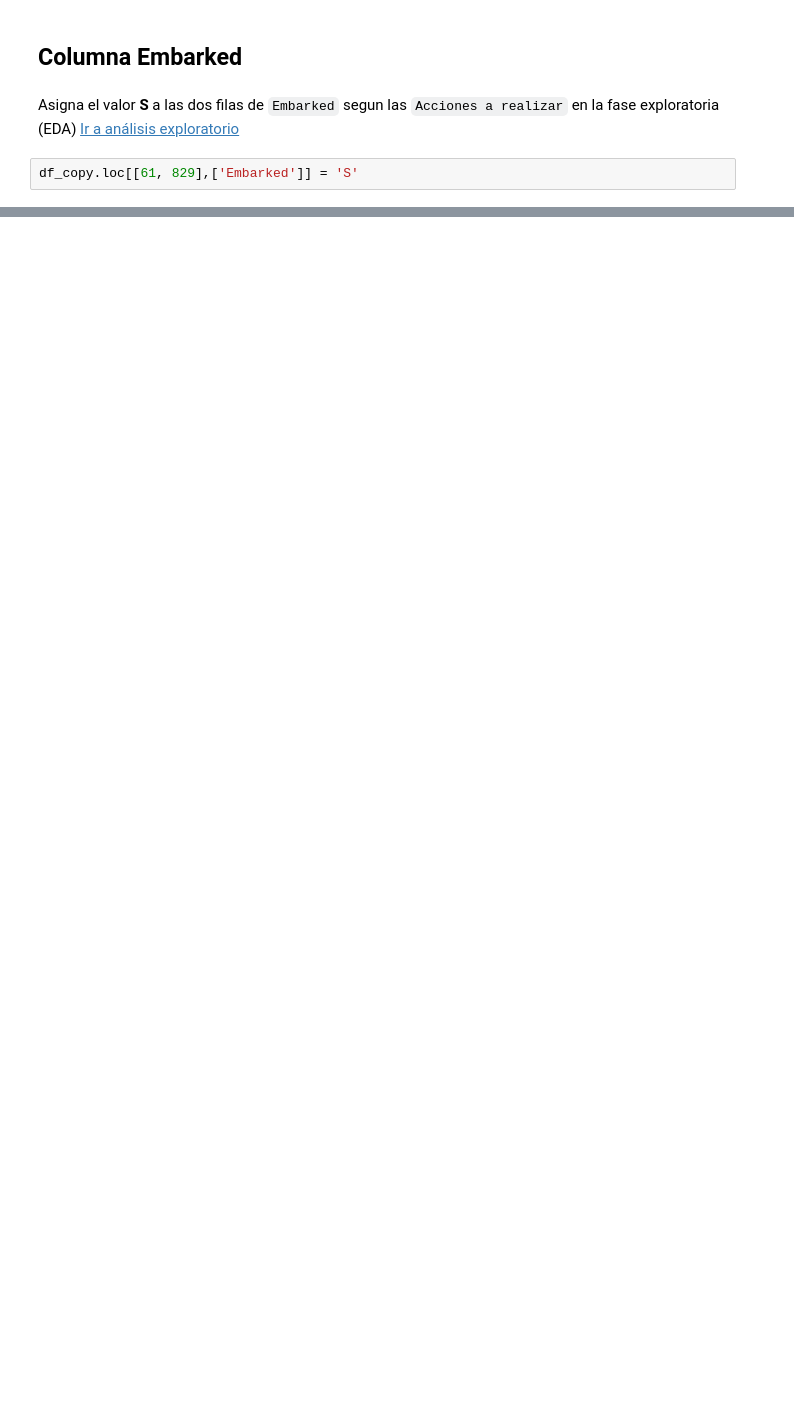
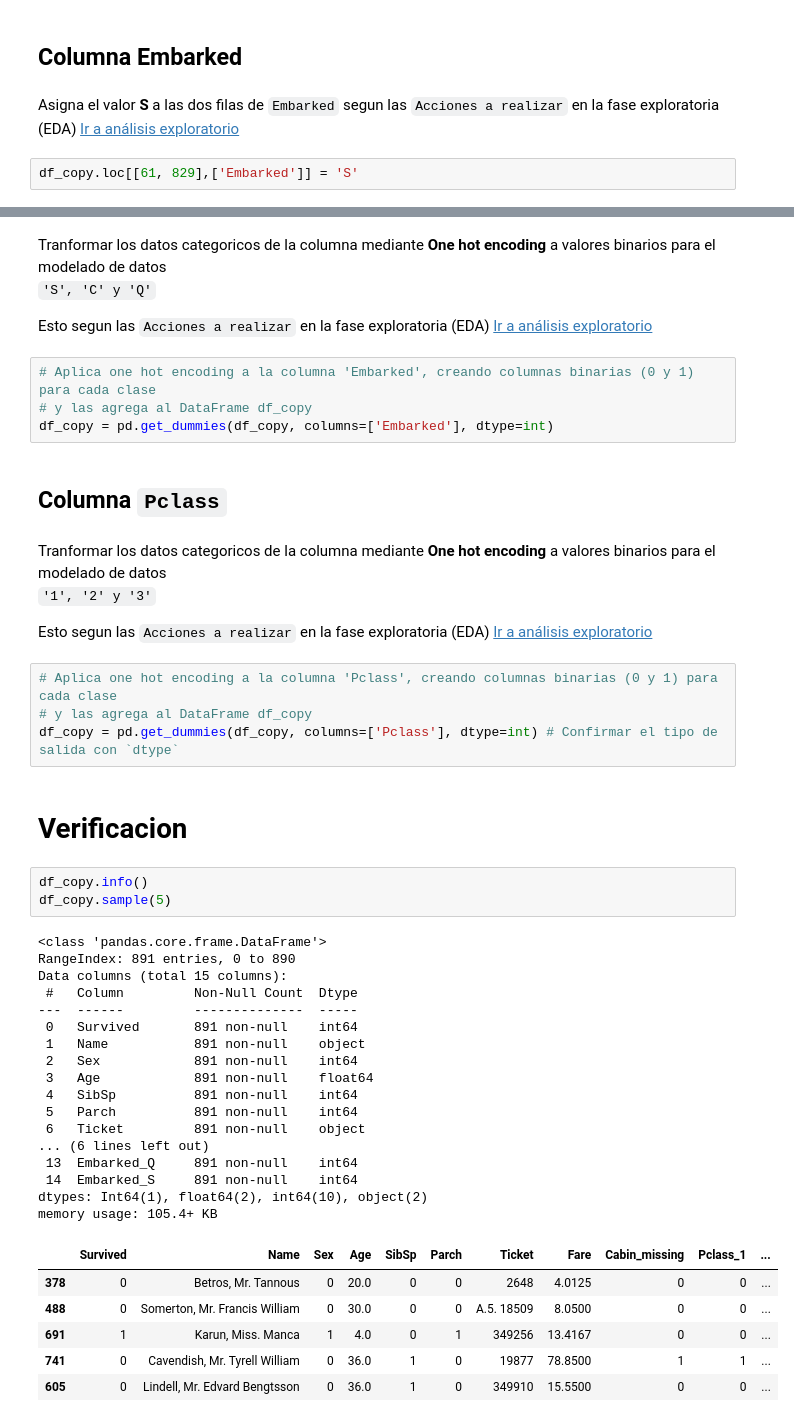
Before and after one commit to dzapatasal/Titanic-ML-from-Disaster, a Jupyter notebook: titanic/notebooks/02_cleaning.ipynb, the cells around one changed output, grey strips where cells are left out. Saved outputs shown, nothing was run; the diff lists cells and outputs as text; blank space fills up the shorter version.

````diff
--- a/titanic/notebooks/02_cleaning.ipynb
+++ b/titanic/notebooks/02_cleaning.ipynb
@@ -243,0 +356,55 @@ df_copy.loc[[61, 829],['Embarked']] = 'S'
+# %% [markdown]
+Tranformar los datos categoricos de la columna mediante **One hot encoding** a valores binarios para el modelado de datos<br>
+    ```
+    'S', 'C' y 'Q'
+    ```
+
+Esto segun las `Acciones a realizar` en la fase exploratoria (EDA)
+[Ir a análisis exploratorio](./01_exploration.ipynb)
+# %%
+# Aplica one hot encoding a la columna 'Embarked', creando columnas binarias (0 y 1) para cada clase
+# y las agrega al DataFrame df_copy
+df_copy = pd.get_dummies(df_copy, columns=['Embarked'], dtype=int)
+# %% [markdown]
+## Columna `Pclass`
+# %% [markdown]
+Tranformar los datos categoricos de la columna mediante **One hot encoding** a valores binarios para el modelado de datos<br>
+    ```
+    '1', '2' y '3'
+    ```
+
+Esto segun las `Acciones a realizar` en la fase exploratoria (EDA)
+[Ir a análisis exploratorio](./01_exploration.ipynb)
+# %%
+# Aplica one hot encoding a la columna 'Pclass', creando columnas binarias (0 y 1) para cada clase
+# y las agrega al DataFrame df_copy
+df_copy = pd.get_dummies(df_copy, columns=['Pclass'], dtype=int) # Confirmar el tipo de salida con `dtype`
+# %% [markdown]
+# Verificacion
+# %%
+df_copy.info()
+df_copy.sample(5)
+# %% [output]
+<class 'pandas.core.frame.DataFrame'>
+RangeIndex: 891 entries, 0 to 890
+Data columns (total 15 columns):
+ #   Column         Non-Null Count  Dtype
+---  ------         --------------  -----
+ 0   Survived       891 non-null    int64
+ 1   Name           891 non-null    object
+ 2   Sex            891 non-null    int64
+ 3   Age            891 non-null    float64
+ 4   SibSp          891 non-null    int64
+ 5   Parch          891 non-null    int64
+ 6   Ticket         891 non-null    object
+... (6 lines left out)
+ 13  Embarked_Q     891 non-null    int64
+ 14  Embarked_S     891 non-null    int64
+dtypes: Int64(1), float64(2), int64(10), object(2)
+memory usage: 105.4+ KB
+|  | Survived | Name | Sex | Age | SibSp | Parch | Ticket | Fare | Cabin_missing | Pclass_1 | ... |
+| 378 | 0 | Betros, Mr. Tannous | 0 | 20.0 | 0 | 0 | 2648 | 4.0125 | 0 | 0 | ... |
+| 488 | 0 | Somerton, Mr. Francis William | 0 | 30.0 | 0 | 0 | A.5. 18509 | 8.0500 | 0 | 0 | ... |
+| 691 | 1 | Karun, Miss. Manca | 1 | 4.0 | 0 | 1 | 349256 | 13.4167 | 0 | 0 | ... |
+| 741 | 0 | Cavendish, Mr. Tyrell William | 0 | 36.0 | 1 | 0 | 19877 | 78.8500 | 1 | 1 | ... |
+| 605 | 0 | Lindell, Mr. Edvard Bengtsson | 0 | 36.0 | 1 | 0 | 349910 | 15.5500 | 0 | 0 | ... |
````
Also changed, not shown: parts of 19 cells of this notebook.
